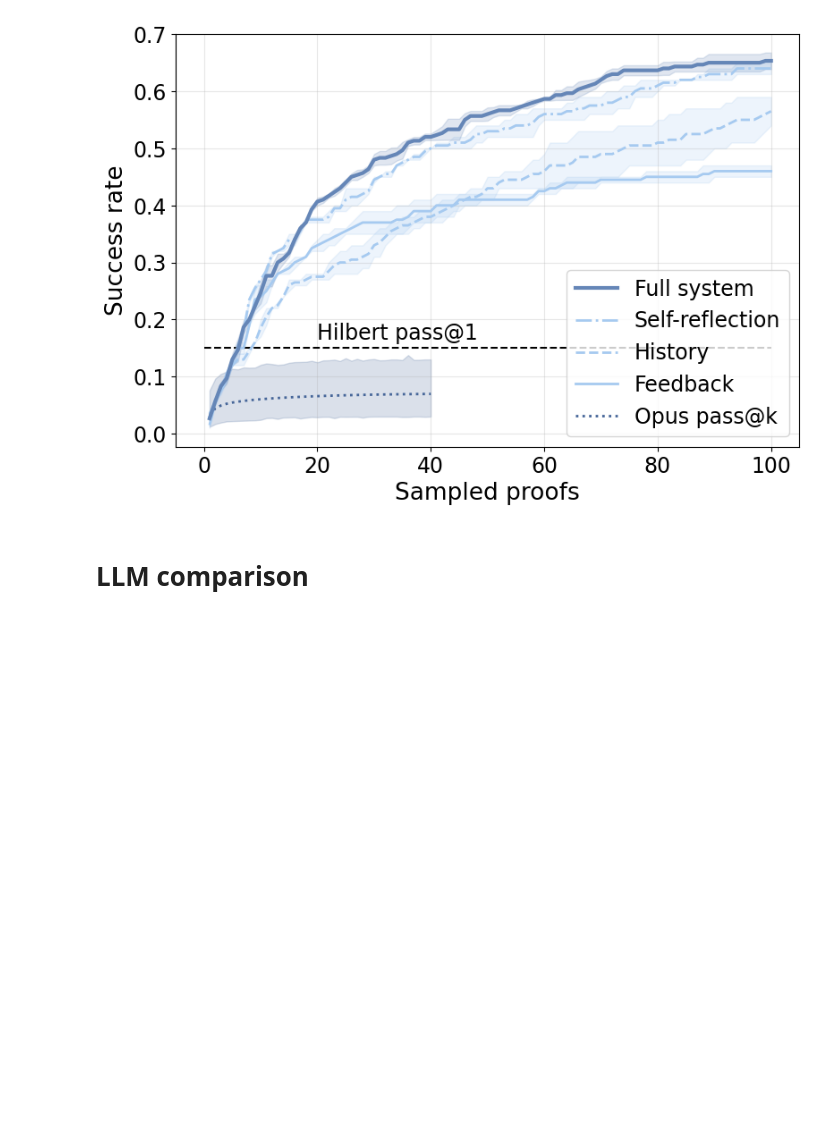
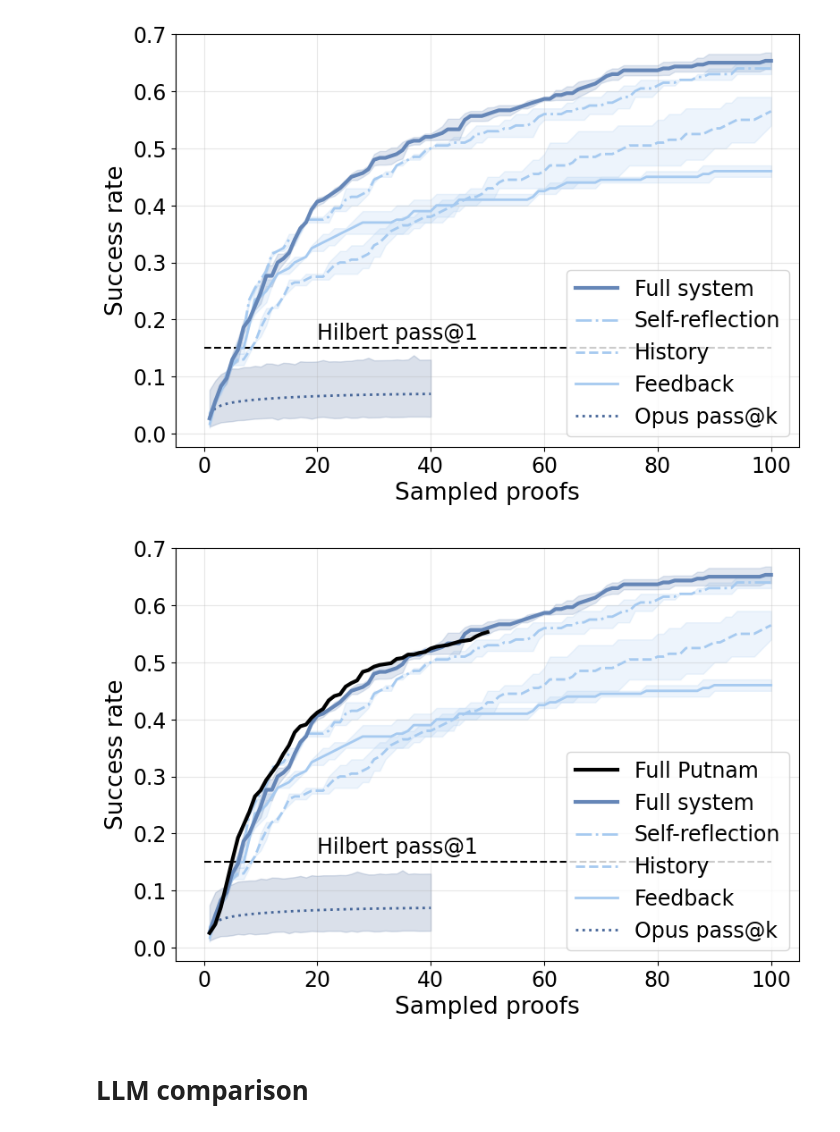
Before and after one commit to Axiomatic-AI/ax-prover-base, a Jupyter notebook: notebooks/analysis.ipynb, the cells around one changed output. Cells and saved outputs as stored; diff of their text form; code cells hidden in the pictures; blank space fills up the shorter version.

```diff
--- a/notebooks/analysis.ipynb
+++ b/notebooks/analysis.ipynb
@@ -231,10 +270,10 @@ cumulative_proven_configs = [k for k in CONFIG_NAME_MAP.keys() if k not in pass_
 # %%
 import pickle
 
-# with open("data/long_run.pkl", "wb") as f:
+# with open("../data/long_run.pkl", "wb") as f:
 #     pickle.dump(long_run, f, protocol=pickle.HIGHEST_PROTOCOL)
 
-with open("data/long_run.pkl", "rb") as f:
+with open("../data/long_run.pkl", "rb") as f:
     long_run = pickle.load(f)
 # %% [markdown]
 We are interested in computing the cumulative number of proven theorems as a function of the number of iterations.
@@ -316,2 +357,56 @@ plt.savefig("data/figures/long_run.pdf", bbox_inches="tight")
 # %% [output]
 [figure]
+# %%
+STYLE_MAP = {
+    "singleshot": {"color": opus_colors["dark"], "linestyle": ":"},
+    "memoryless": {"color": opus_colors["light"], "linestyle": "-"},
+    "previousk": {"color": opus_colors["light"], "linestyle": "--"},
+    "experience": {"color": opus_colors["light"], "linestyle": "-."},
+    "nowebsearch": {"color": opus_colors["light"], "linestyle": ":"},
+    "fullsystem": {"color": opus_colors["medium"], "linestyle": "-"},
+}
+
+plt.figure(figsize=FIGSIZE)
+# Plot pass@k
+for config in pass_at_k_configs:
+    y = [pass_at_k_by_config[config][k][0] for k in k_values]
+    low = [pass_at_k_by_config[config][k][1].low for k in k_values]
+    high = [pass_at_k_by_config[config][k][1].high for k in k_values]
+
+    plt.plot(k_values, y, linewidth=2, label=CONFIG_NAME_MAP[config], **STYLE_MAP[config])
+    plt.fill_between(k_values, low, high, alpha=0.2, color=STYLE_MAP[config]["color"])
+
+plt.hlines(0.15, 0, 100, color="black", linestyle="--")
+plt.text(20, 0.165, "Hilbert pass@1", fontsize=LABELSIZE, color="black")
+
+# Plot cumulative proven
+for config, proven in cumulative_proven.items():
+    if config == "nowebsearch":
+        continue
+
+    mean_val, sem, ci_bound = get_stats_for_plotting(proven)
+
+    lw = 3 if config == "fullsystem" else 2
+    plt.plot(
+        proven.index, mean_val, linewidth=lw, label=CONFIG_NAME_MAP[config], **STYLE_MAP[config]
+    )
+    plt.fill_between(
+        proven.index, mean_val - sem, mean_val + sem, alpha=0.2, color=STYLE_MAP[config]["color"]
+    )
+    # plt.fill_between(
+    #     proven.index, mean_val - ci_bound, mean_val + ci_bound, alpha=0.2, color=STYLE_MAP[config]["color"]
+    # )
+
+plt.plot(full_dataset_data[:50], linewidth=3, color='k', label="Full Putnam")
+
+plt.grid(alpha=0.3)
+handles, labels = (
+    plt.gca().get_legend_handles_labels()
+)  # To list the lines in the order of the plot
+plt.legend(handles[::-1], labels[::-1], fontsize=LABELSIZE, loc="lower right")
+plt.xlabel("Sampled proofs", fontsize=FONTSIZE)
+plt.ylabel("Success rate", fontsize=FONTSIZE)
+plt.tick_params(labelsize=LABELSIZE)
+# plt.savefig("data/figures/long_run.pdf", bbox_inches="tight")
+# %% [output]
+[figure, added]
```
Also changed, not shown: parts of 93 cells of this notebook.
